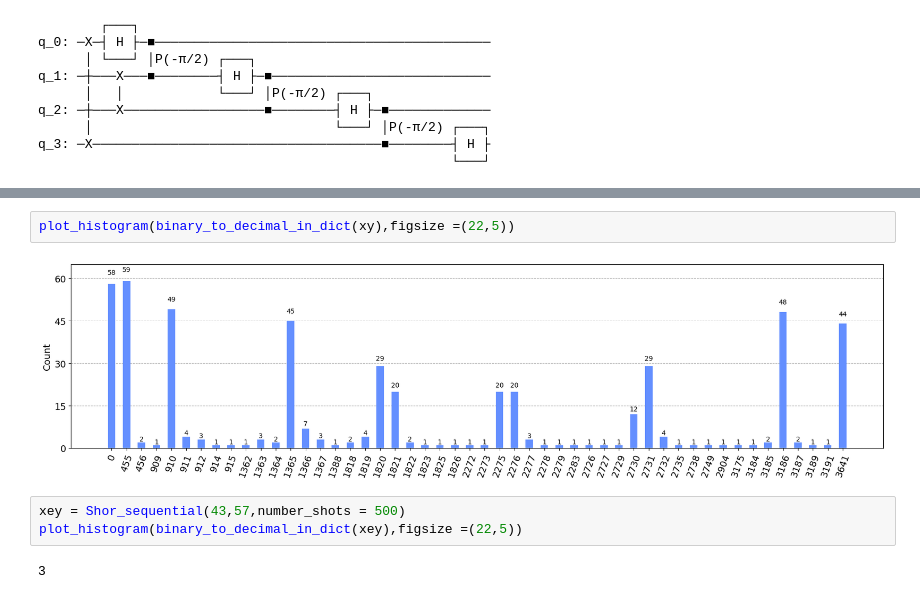
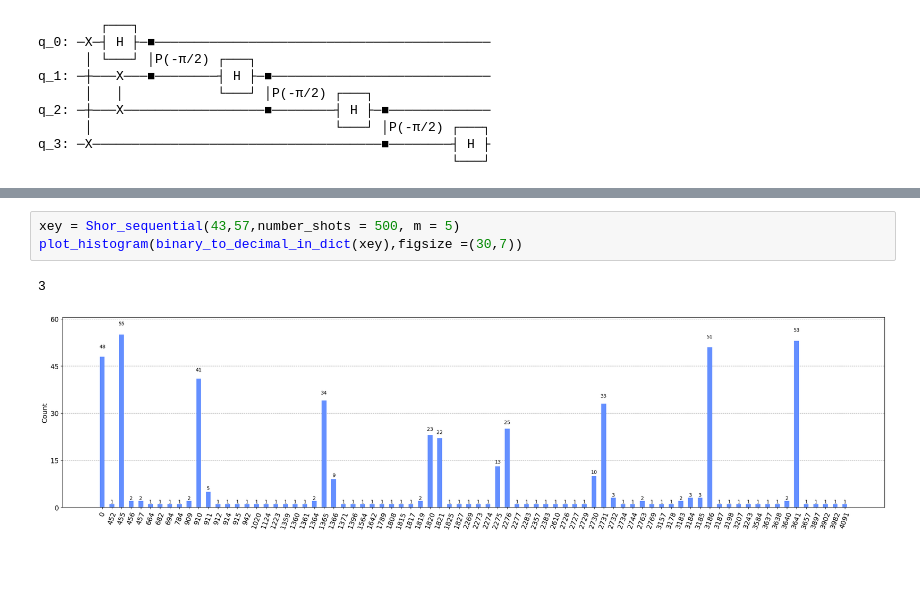
Before and after one commit to Siytta/bachelorarbeit, a Jupyter notebook: Shor_correct_order/AQFT_Test.ipynb, the cells around one changed output, grey strips where cells are left out. Saved outputs shown, nothing was run; the diff lists cells and outputs as text; blank space fills up the shorter version.

```diff
--- a/Shor_correct_order/AQFT_Test.ipynb
+++ b/Shor_correct_order/AQFT_Test.ipynb
@@ -1215,9 +1196,6 @@ plot_histogram(binary_to_decimal_in_dict(xx),figsize =(22,5))
-# %%
-plot_histogram(binary_to_decimal_in_dict(xy),figsize =(22,5))
-# %% [output]
-[figure, removed]
 # %%
-xey = Shor_sequential(43,57,number_shots = 500)
-plot_histogram(binary_to_decimal_in_dict(xey),figsize =(22,5))
+xey = Shor_sequential(43,57,number_shots = 500, m = 5)
+plot_histogram(binary_to_decimal_in_dict(xey),figsize =(30,7))
 # %% [output]
 3
+[figure, added]
```
Also changed, not shown: parts of 26 cells of this notebook, 1 other file.
